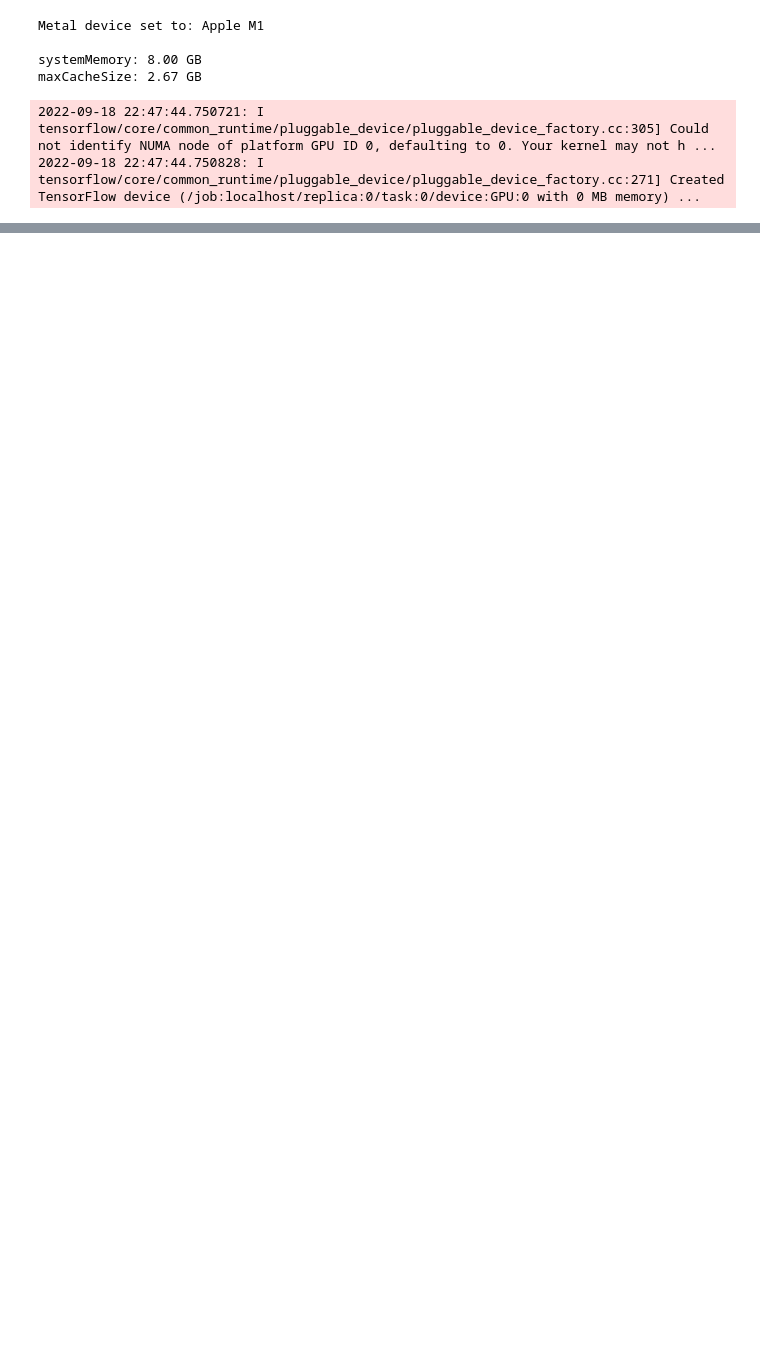
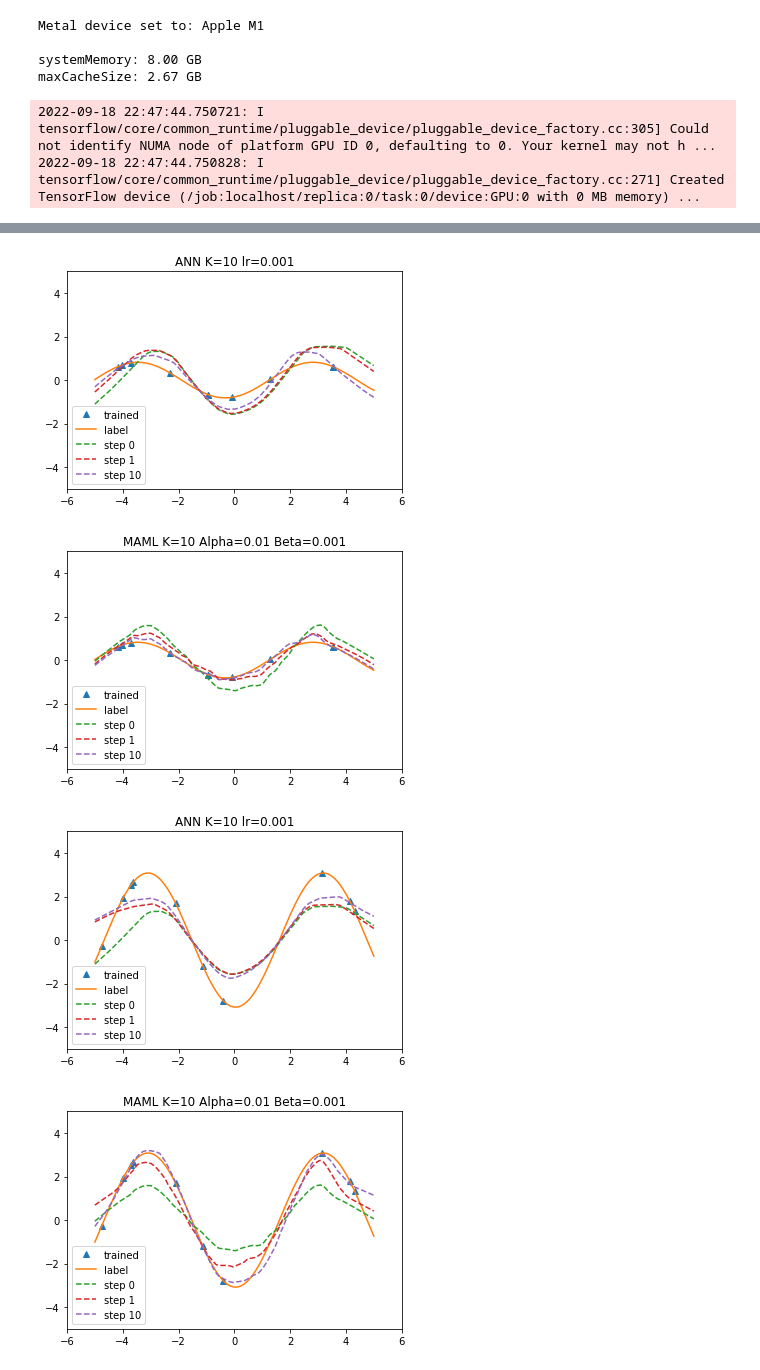
Before and after one commit to IISL-HYU/maml, a Jupyter notebook: practice.ipynb, the cells around one changed output, grey strips where cells are left out. Cells and saved outputs as stored; diff of their text form; code cells hidden in the pictures; blank space fills up the shorter version.

```diff
--- a/practice.ipynb
+++ b/practice.ipynb
@@ -83,0 +93,10 @@ plt.show()
+# %%
+with tf.device("cpu:0"):
+    for idx in np.random.randint(0, len(test_ds), size=3):
+        eval_sinewave_for_test(neural_model, test_ds[idx], name=name[0])
+        eval_sinewave_for_test(maml_model, test_ds[idx], name=name[1])
+# %% [output]
+[figure, added]
+[figure, added]
+[figure, added]
+[figure, added]
```
Also changed, not shown: parts of 6 cells of this notebook.
